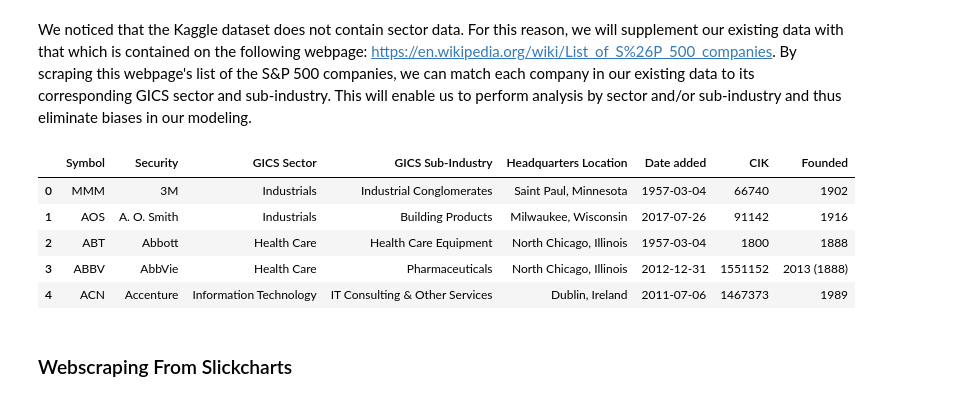
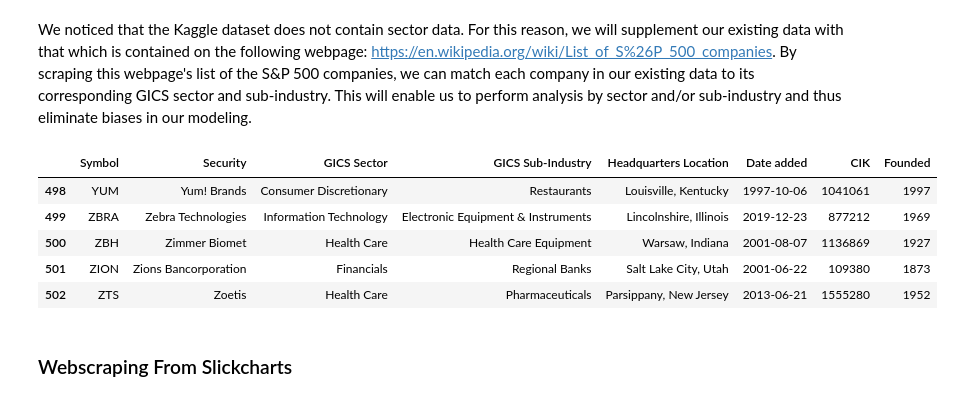
Before and after one commit to melvinrajendran/SP500-Stock-Price-Analysis, a Jupyter notebook: SP500StockPriceAnalysis.ipynb, the cells around one changed output. Cells and saved outputs as stored; diff of their text form; code cells hidden in the pictures.

```diff
--- a/SP500StockPriceAnalysis.ipynb
+++ b/SP500StockPriceAnalysis.ipynb
@@ -75,31 +75,31 @@ We noticed that the Kaggle dataset does not contain sector data. For this reason
 # %%
 # Headers for the HTTP request
 headers = {
     'User-Agent': 'Mozilla/5.0 (Macintosh; Intel Mac OS X 10_15_7) AppleWebKit/537.36 (KHTML, like Gecko) Chrome/109.0.0.0 Safari/537.36',
     'From': 'pleaseletmein@gmail.com'
 }
 
 # Make an HTTP request to the Wikipedia URL and store the response
 response = requests.get('https://en.wikipedia.org/wiki/List_of_S%26P_500_companies', headers = headers)
 
 # Parse the text from the webpage as HTML
 soup = BeautifulSoup(response.text, 'html.parser')
 
 # Find the table element containing the data and both extract and store the data
 table = soup.find('table')
 
 # Read the HTML table into a data frame
 sector_data = pd.read_html(str(table), flavor = 'html5lib')[0]
 
-# Print the first five rows of the sector data frame
-sector_data.head()
+# Print the last five rows of the sector data frame
+sector_data.tail()
 # %% [output]
 |  | Symbol | Security | GICS Sector | GICS Sub-Industry | Headquarters Location | Date added | CIK | Founded |
-| 0 | MMM | 3M | Industrials | Industrial Conglomerates | Saint Paul, Minnesota | 1957-03-04 | 66740 | 1902 |
-| 1 | AOS | A. O. Smith | Industrials | Building Products | Milwaukee, Wisconsin | 2017-07-26 | 91142 | 1916 |
-| 2 | ABT | Abbott | Health Care | Health Care Equipment | North Chicago, Illinois | 1957-03-04 | 1800 | 1888 |
-| 3 | ABBV | AbbVie | Health Care | Pharmaceuticals | North Chicago, Illinois | 2012-12-31 | 1551152 | 2013 (1888) |
-| 4 | ACN | Accenture | Information Technology | IT Consulting & Other Services | Dublin, Ireland | 2011-07-06 | 1467373 | 1989 |
+| 498 | YUM | Yum! Brands | Consumer Discretionary | Restaurants | Louisville, Kentucky | 1997-10-06 | 1041061 | 1997 |
+| 499 | ZBRA | Zebra Technologies | Information Technology | Electronic Equipment & Instruments | Lincolnshire, Illinois | 2019-12-23 | 877212 | 1969 |
+| 500 | ZBH | Zimmer Biomet | Health Care | Health Care Equipment | Warsaw, Indiana | 2001-08-07 | 1136869 | 1927 |
+| 501 | ZION | Zions Bancorporation | Financials | Regional Banks | Salt Lake City, Utah | 2001-06-22 | 109380 | 1873 |
+| 502 | ZTS | Zoetis | Health Care | Pharmaceuticals | Parsippany, New Jersey | 2013-06-21 | 1555280 | 1952 |
 # %% [markdown]
 ### Webscraping From Slickcharts
 # %% [markdown]
```
Also changed, not shown: parts of 9 cells of this notebook.
